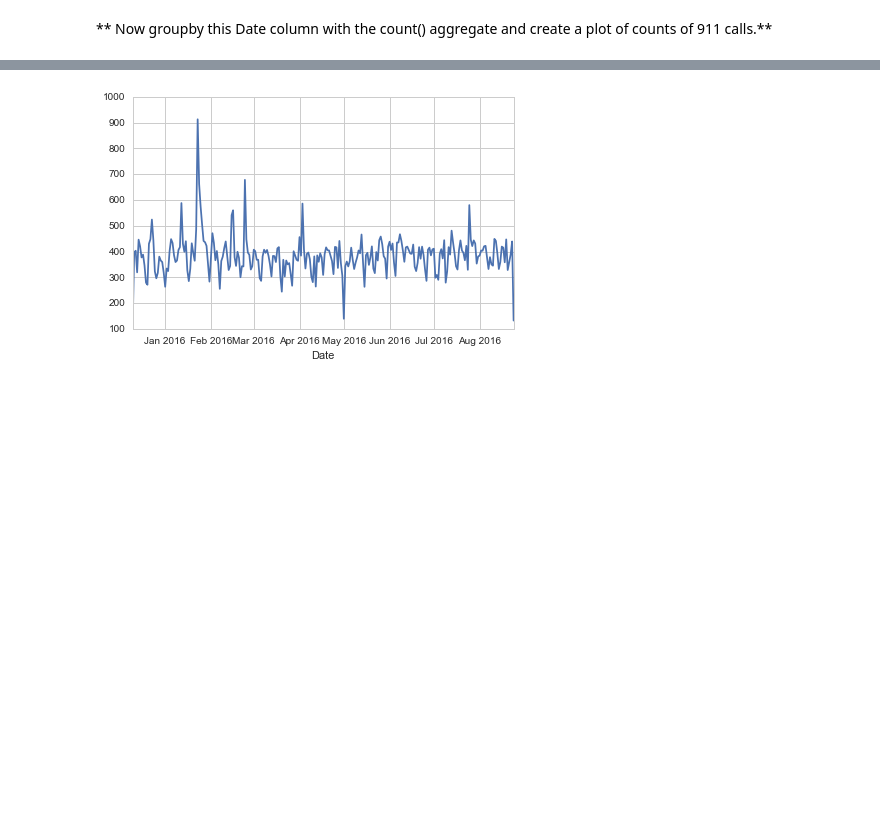
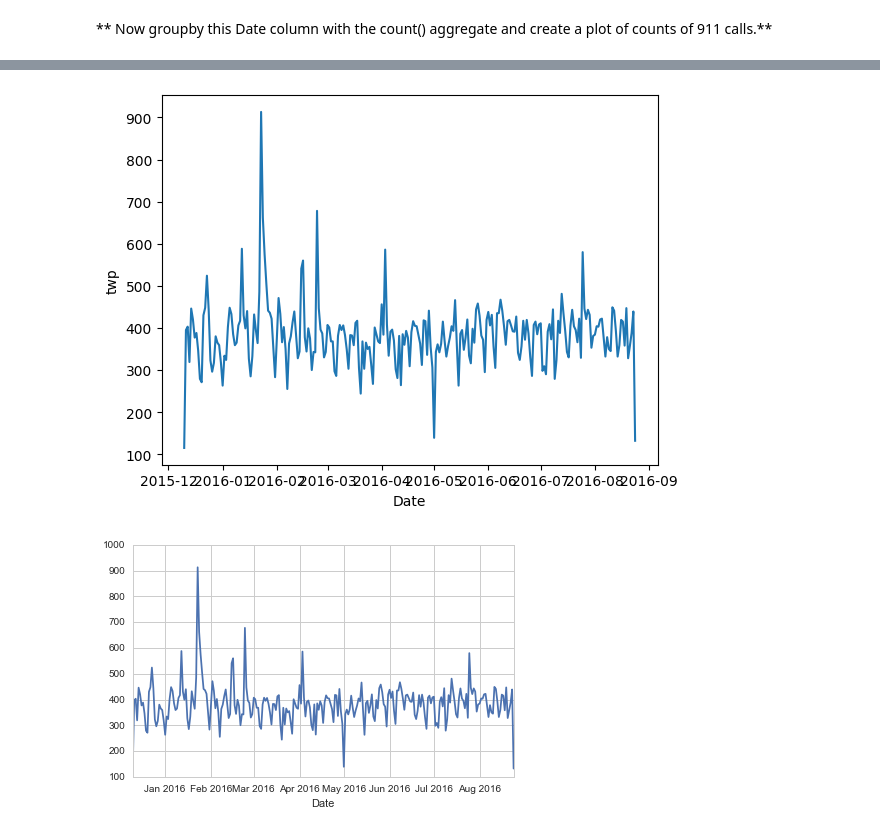
Before and after one commit to Gbohunmi/Python-for-Data-Science-and-Machine-Learning-Bootcamp-master, a Jupyter notebook: 10-Data-Capstone-Projects/01-911 Calls Data Capstone Project.ipynb, the cells around one changed output, grey strips where cells are left out. Cells and saved outputs as stored; diff of their text form; code cells hidden in the pictures; blank space fills up the shorter version.

Commit message:
Line Plot by Reasons

```diff
--- a/10-Data-Capstone-Projects/01-911 Calls Data Capstone Project.ipynb
+++ b/10-Data-Capstone-Projects/01-911 Calls Data Capstone Project.ipynb
@@ -229,3 +229,6 @@ df.head()
 | 4 | 40.251492 | -75.603350 | CHERRYWOOD CT & DEAD END; LOWER P... | NaN | EMS: DIZZINESS | 2015-12-10 17:40:01 | LOWER POTTSGROVE | CHERRYWOOD CT & DEAD END | 1 | EMS | 17 | ... |
 # %% [markdown]
 ** Now groupby this Date column with the count() aggregate and create a plot of counts of 911 calls.**
+# %%
+byDate = df.groupby('Date').count()
+byDate.head()
@@ -232,3 +243,9 @@ df.head()
+# %%
+sns.lineplot(data=byDate, x = 'Date', y='twp')
+
+plt.show()
+# %% [output]
+[figure, added]
 # %%
 # %% [output]
 [figure]
```
Also changed, not shown: parts of 7 cells of this notebook.
